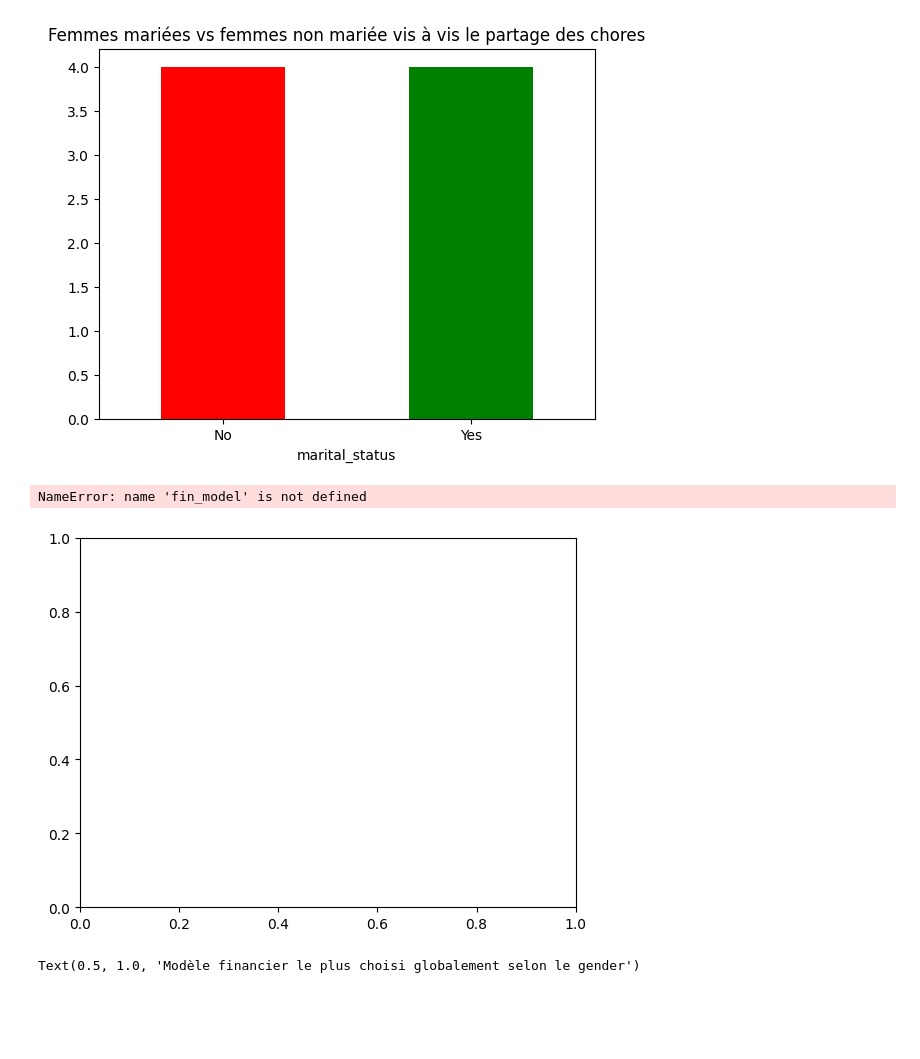
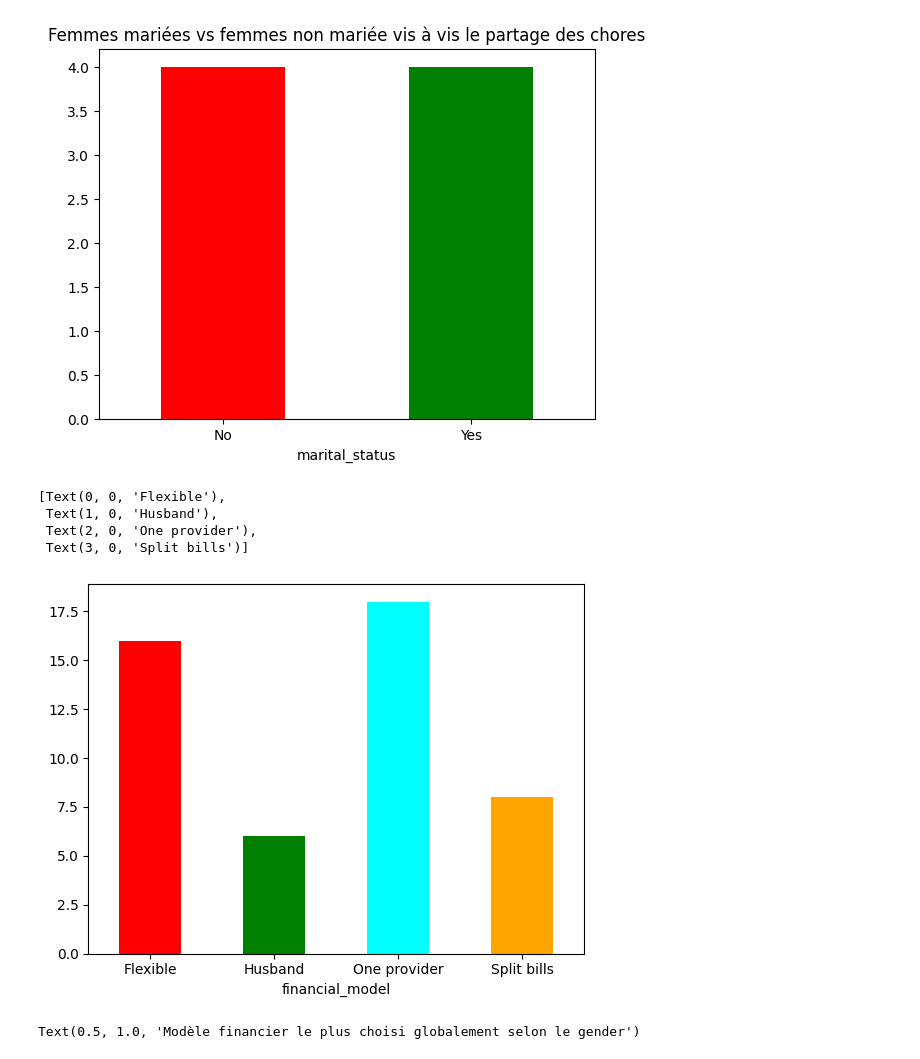
Before and after one commit to Azizbennacer/Survey-analysis, a Jupyter notebook: notebooks/analysis.ipynb, the cells around one changed output. Saved outputs shown, nothing was run; the diff lists cells and outputs as text; code cells hidden in the pictures; blank space fills up the shorter version.

```diff
--- a/notebooks/analysis.ipynb
+++ b/notebooks/analysis.ipynb
@@ -150,14 +150,17 @@ plt.show()
 # %%
 #Quel est le modèle financier le plus choisi globalement ?
 fig, ax = plt.subplots()
-colors = np.random.rand(len(fin_model), 3)
+colors = ["red","green","cyan","orange"]
 fin_model = df.groupby("financial_model").size()
 cust_labs = ["Flexible","Husband","One provider","Split bills"]
 fin_model.plot(kind = "bar", ax = ax, rot =0,color = colors)
 ax.set_xticklabels(cust_labs, rotation=0)
 # %% [output]
-NameError: name 'fin_model' is not defined
+[Text(0, 0, 'Flexible'),
+ Text(1, 0, 'Husband'),
+ Text(2, 0, 'One provider'),
+ Text(3, 0, 'Split bills')]
-[figure, old version]
+[figure, new version]
 # %%
 #Quel est le modèle financier le plus choisi globalement  selon le gender?
 fig, ax = plt.subplots()
```
Also changed, not shown: parts of 3 cells of this notebook, 1 other file.
